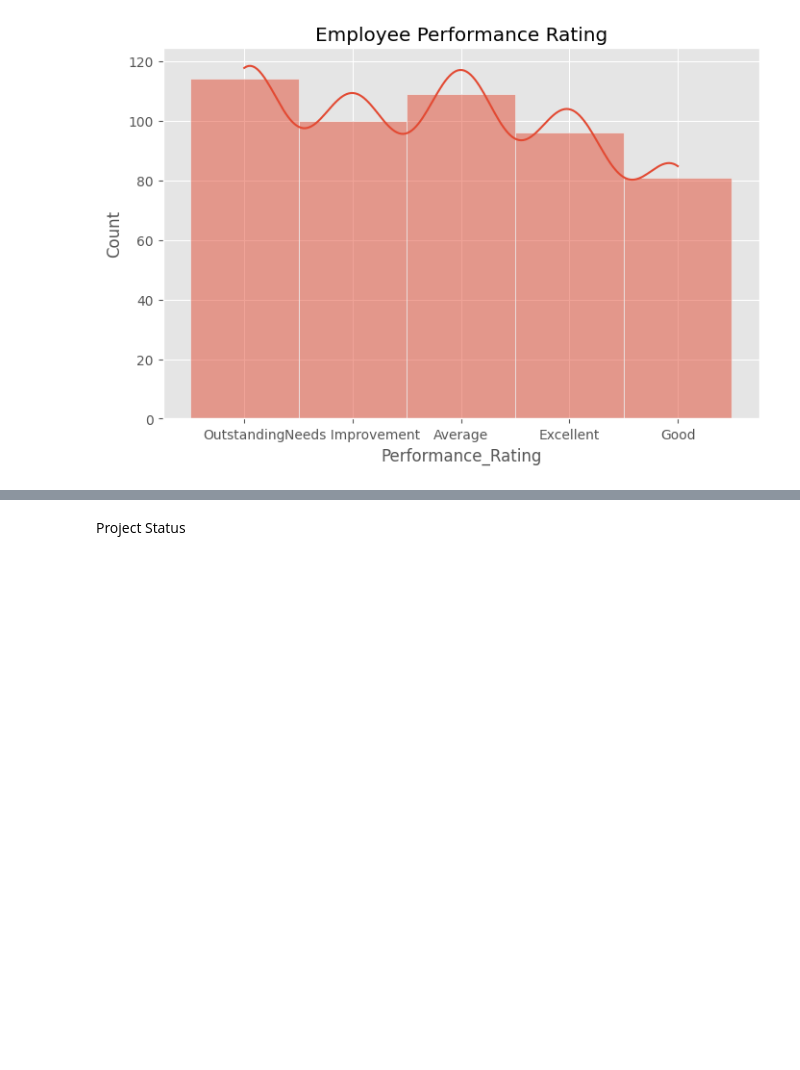
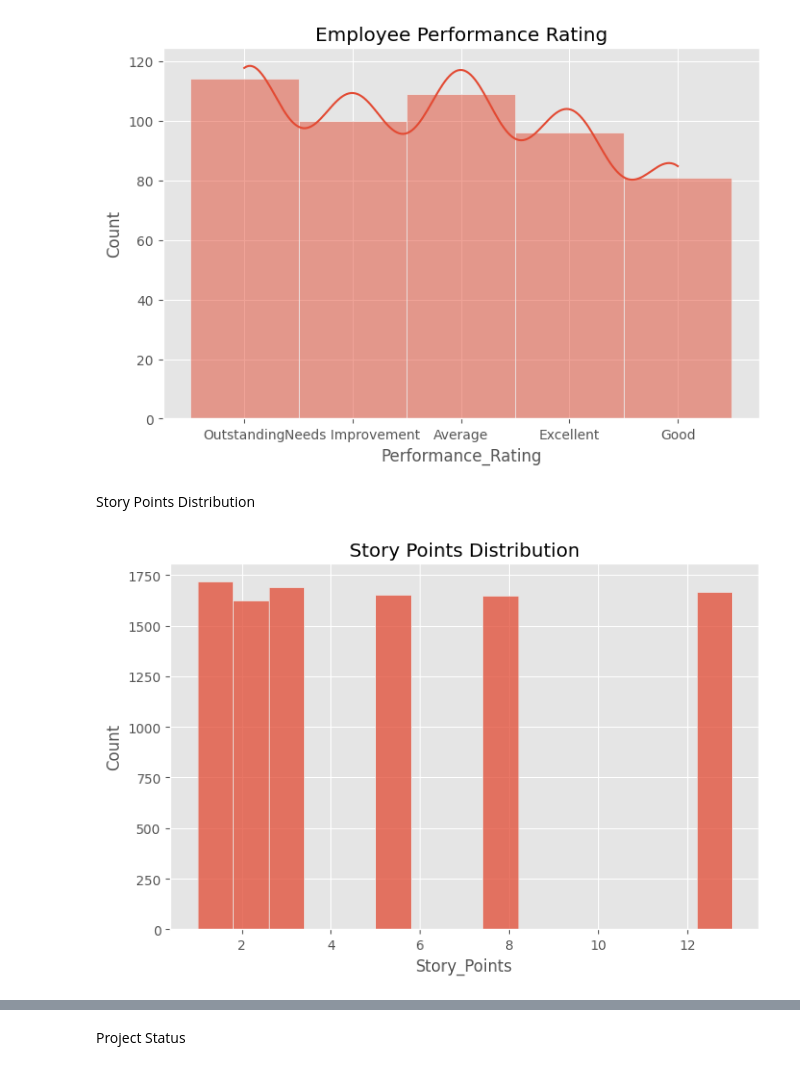
Before and after one commit to Guna-Jagathesan/AI-Powered-Task-Management-System, a Jupyter notebook: notebooks/03_Exploratory_Data_Analysis.ipynb, the cells around one changed output, grey strips where cells are left out. Cells and saved outputs as stored; diff of their text form; code cells hidden in the pictures; blank space fills up the shorter version.

```diff
--- a/notebooks/03_Exploratory_Data_Analysis.ipynb
+++ b/notebooks/03_Exploratory_Data_Analysis.ipynb
@@ -136,3 +177,19 @@ plt.title("Employee Performance Rating")
 plt.show()
 # %% [output]
 [figure]
+# %% [markdown]
+Story Points Distribution
+# %%
+plt.figure(figsize=(8,5))
+
+sns.histplot(tasks["Story_Points"], bins=15)
+
+plt.title("Story Points Distribution")
+
+plt.savefig("../outputs/charts/story_points.png",
+            dpi=300,
+            bbox_inches="tight")
+
+plt.show()
+# %% [output]
+[figure, added]
```
Also changed, not shown: parts of 19 cells of this notebook, 15 other files.
